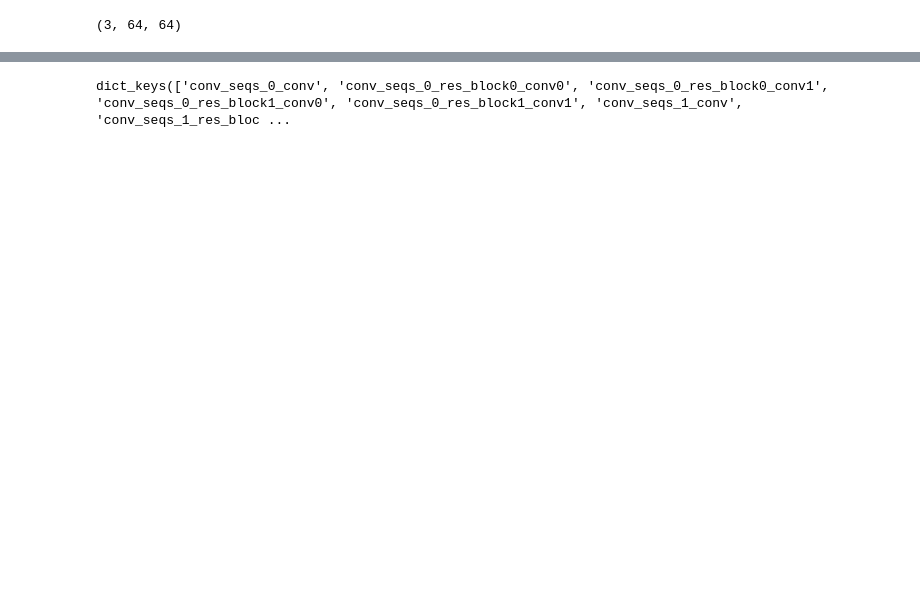
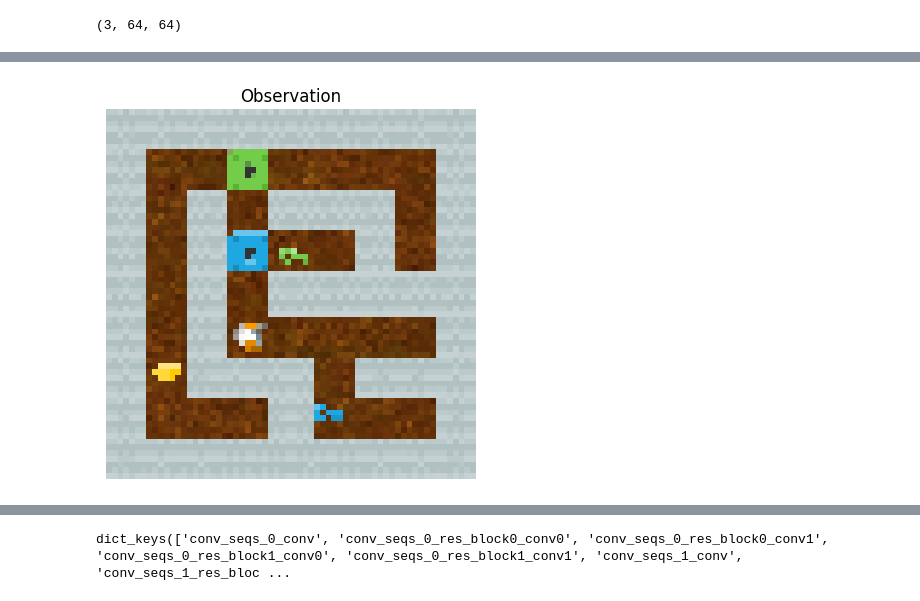
Before and after one commit to BenSturgeon/ai-safety-camp-2024-model-agents, a Jupyter notebook: notebooks/explore_heist.ipynb, the cells around one changed output, grey strips where cells are left out. Cells and saved outputs as stored; diff of their text form; code cells hidden in the pictures; blank space fills up the shorter version.

```diff
--- a/notebooks/explore_heist.ipynb
+++ b/notebooks/explore_heist.ipynb
@@ -161,0 +269,4 @@ AttributeError: 'tuple' object has no attribute 'cpu'
+# %%
+helpers.plot_single_observation(gym_obs.squeeze().transpose(1,0,2))
+# %% [output]
+[figure, added]
```
Also changed, not shown: parts of 34 cells of this notebook, 3 other files.
